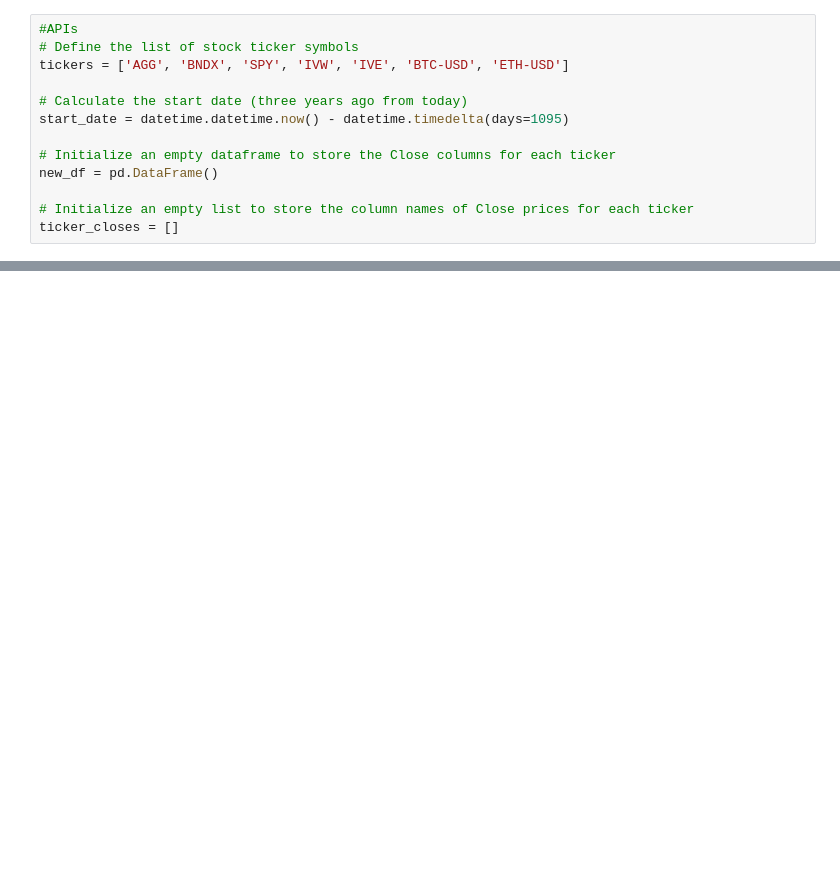
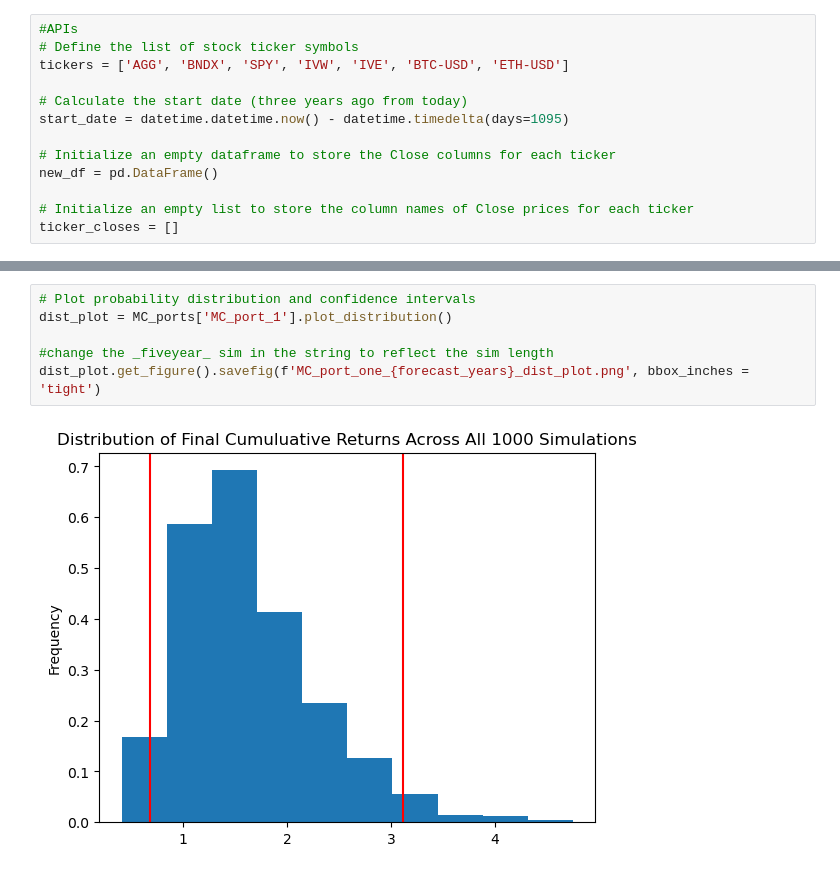
Before and after one commit to Joshbazz/Portfolio-Optimizer, a Jupyter notebook: Optimus_portfolio.ipynb, the cells around one changed output, grey strips where cells are left out. Drawn from its saved outputs; the diff is of its cells as text; blank space fills up the shorter version.

```diff
--- a/Optimus_portfolio.ipynb
+++ b/Optimus_portfolio.ipynb
@@ -98,0 +353,8 @@ Annualized Risk (Standard Deviation): 17.44%
+# %%
+# Plot probability distribution and confidence intervals
+dist_plot = MC_ports['MC_port_1'].plot_distribution()
+
+#change the _fiveyear_ sim in the string to reflect the sim length
+dist_plot.get_figure().savefig(f'MC_port_one_{forecast_years}_dist_plot.png', bbox_inches = 'tight')
+# %% [output]
+[figure, added]
```
Also changed, not shown: parts of 23 cells of this notebook, 10 other files.
